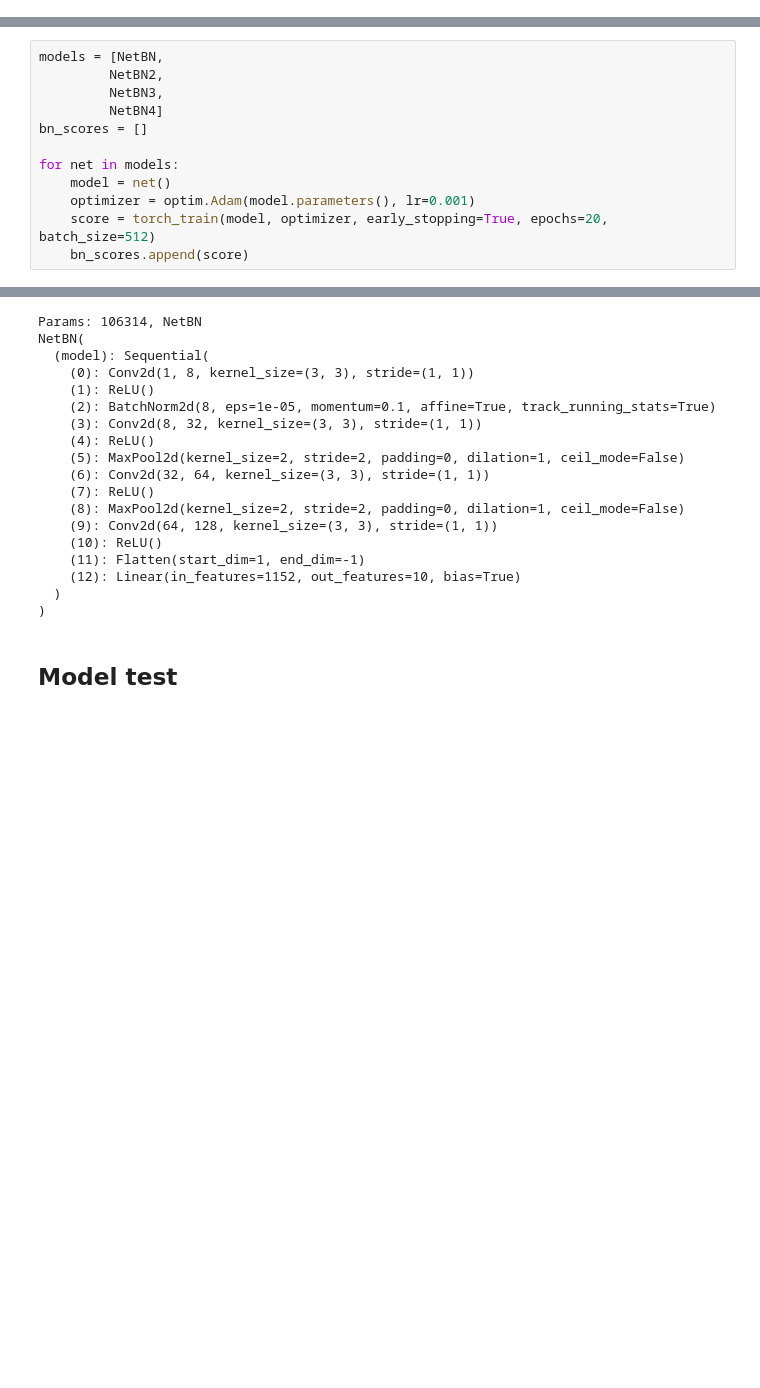
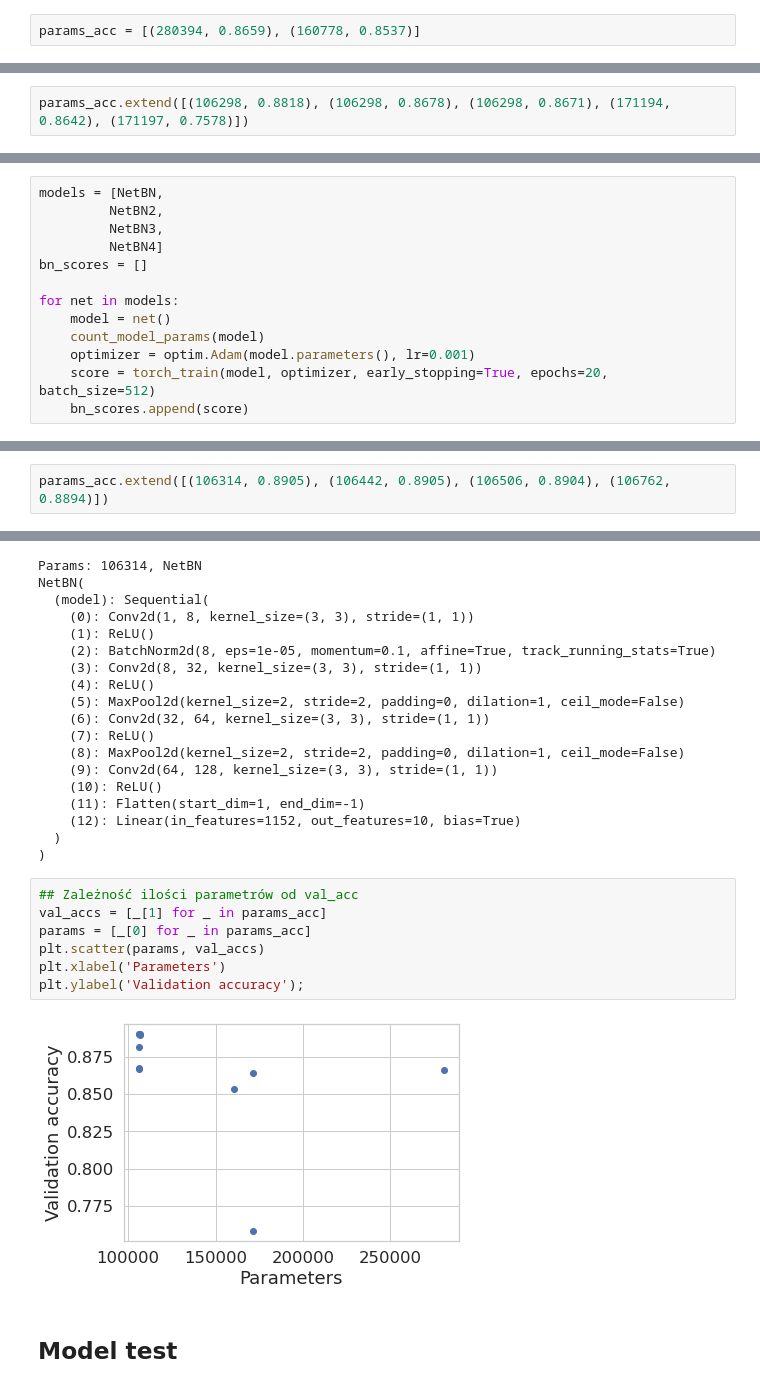
Before and after one commit to jgrzeszczyk/image_classification_course, a Jupyter notebook: 04_11_homework_quickdraw_reg.ipynb, the cells around one changed output, grey strips where cells are left out. Drawn from its saved outputs; the diff is of its cells as text; blank space fills up the shorter version.

```diff
--- a/04_11_homework_quickdraw_reg.ipynb
+++ b/04_11_homework_quickdraw_reg.ipynb
@@ -311,3 +306,5 @@ plot_results(results, labels=['First Improved Model'])
+# %%
+params_acc = [(280394, 0.8659), (160778, 0.8537)]
 # %% [markdown]
 # Sprawdzenie różnych kombinacji dropout'u
 # %%
@@ -499,6 +496,8 @@ pooling_models = [_.__name__ for _ in models]
 plot_results(pooling_results, pooling_models)
 # %% [output]
 [figure]
+# %%
+params_acc.extend([(106298, 0.8818), (106298, 0.8678), (106298, 0.8671), (171194, 0.8642), (171197, 0.7578)])
 # %% [markdown]
 ## Dłuższy trening najlepszego modelu
 # %%
@@ -624,6 +623,7 @@ bn_scores = []
 
 for net in models:
     model = net()
+    count_model_params(model)
     optimizer = optim.Adam(model.parameters(), lr=0.001)
     score = torch_train(model, optimizer, early_stopping=True, epochs=20, batch_size=512)
     bn_scores.append(score)
@@ -641,6 +637,8 @@ bn_models = [_.__name__ for _ in models]
 plot_results(bn_scores, bn_models)
 # %% [output]
 [figure]
+# %%
+params_acc.extend([(106314, 0.8905), (106442, 0.8905), (106506, 0.8904), (106762, 0.8894)])
 # %% [markdown]
 ## Sprawdzenie wpływu weight decay
 # %%
@@ -834,6 +832,15 @@ NetBN(
     (12): Linear(in_features=1152, out_features=10, bias=True)
   )
 )
+# %%
+## Zależność ilości parametrów od val_acc
+val_accs = [_[1] for _ in params_acc]
+params = [_[0] for _ in params_acc]
+plt.scatter(params, val_accs)
+plt.xlabel('Parameters')
+plt.ylabel('Validation accuracy');
+# %% [output]
+[figure, added]
 # %% [markdown]
 ## Model test
 # %%
```
Also changed, not shown: parts of 5 cells of this notebook.
